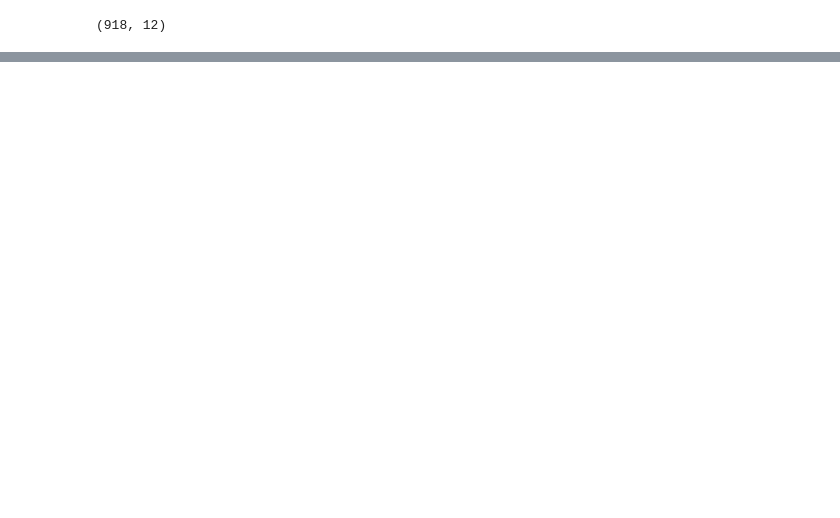
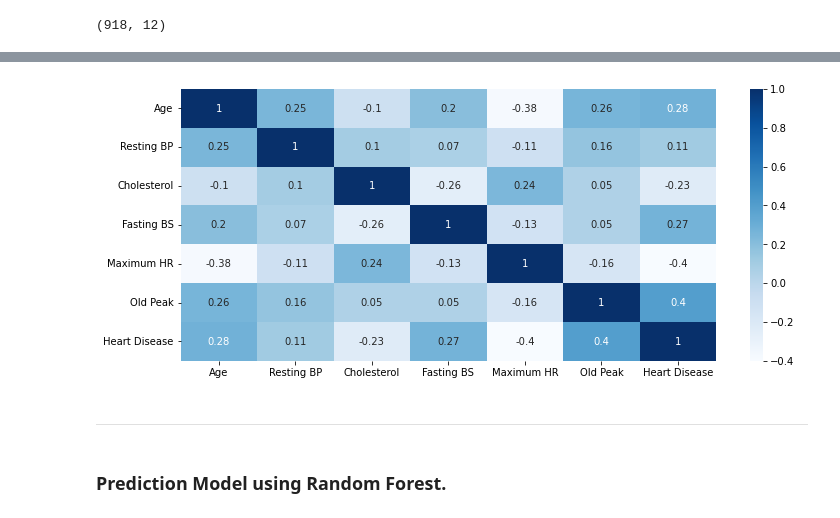
Before and after one commit to Soundarajan-Subramani/Analytics-Hub, a Jupyter notebook: Heart Attack Prediction.ipynb, the cells around one changed output, grey strips where cells are left out. Saved outputs shown, nothing was run; the diff lists cells and outputs as text; code cells hidden in the pictures; blank space fills up the shorter version.

```diff
--- a/Heart Attack Prediction.ipynb
+++ b/Heart Attack Prediction.ipynb
@@ -124,0 +137,14 @@ df[num].describe().T
+# %%
+# checking the correlation between the variables
+
+correlation = np.round(df.corr(),2)
+
+plt.figure(figsize=(12,5))
+sns.heatmap(correlation, annot=True, cmap="Blues")
+plt.show()
+# %% [output]
+[figure, added]
+# %% [markdown]
+----------
+# %% [markdown]
+### Prediction Model using Random Forest.
```
Also changed, not shown: parts of 31 cells of this notebook.
